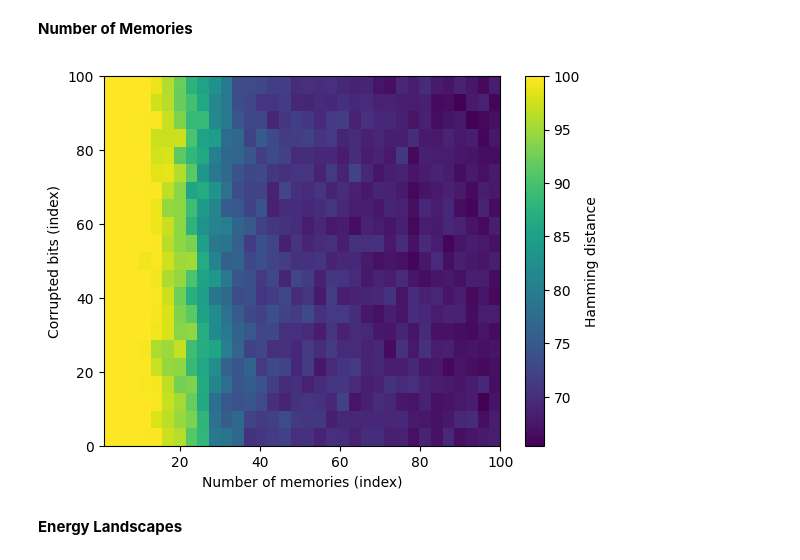
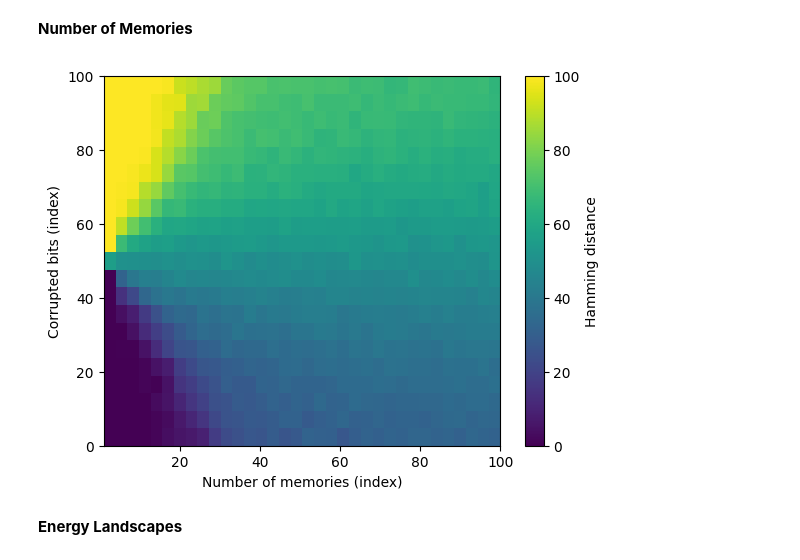
Before and after one commit to MuhammadAli8209/PHYS_PROJECTS, a Jupyter notebook: Project 3/machine_learning.ipynb, the cells around one changed output. Saved outputs shown, nothing was run; the diff lists cells and outputs as text; code cells hidden in the pictures.

```diff
--- a/Project 3/machine_learning.ipynb
+++ b/Project 3/machine_learning.ipynb
@@ -165,6 +158,13 @@ plt.show()
 # %% [markdown]
 **Training Inputs**
 # %%
+def corrupt(v, k):
+    out = v.copy()
+    idx = np.arange(len(v))
+    np.random.shuffle(idx)
+    out[idx[:k]] *= -1
+    return out
+
 face = np.asarray(makeImage.MakeFace()).astype(int).flatten()
 face[face == 0] = -1
 
@@ -186,6 +186,9 @@ img[:, :cols] = -1
 network.states = img.flatten()
 network.show_state("corrupted input")
 
+for _ in range(30):
+    network.update()
+network.show_state("intermediate (30 updates)")
 network.run_until_converge()
 network.show_state("converged output")
 
@@ -202,9 +205,22 @@ tree_img[:side // 2, :] = -1
 network.states = tree_img.flatten()
 network.show_state("corrupted input")
 
+for _ in range(30):
+    network.update()
+network.show_state("intermediate (30 updates)")
 network.run_until_converge()
 network.show_state("converged output")
 
 print("overlap with tree:", network.states @ tree)
+
+for name, mem in [("face", face), ("tree", tree)]:
+    for k in [5, 15, 30]:
+        net = HopfieldNetwork.build(N)
+        net.memorize(np.column_stack((face, tree)))
+        net.states = corrupt(mem, k)
+        net.show_state(f"{name}: {k} bits flipped")
+        net.run_until_converge()
+        net.show_state(f"{name}: restored")
+        print(name, k, "Hamming distance:", np.sum(net.states != mem))
 # %% [output]
 [figure]
@@ -217,37 +240,30 @@ overlap with tree: 30
 **Number of Memories**
 # %%
 NEURONS = 100
-
-def corrupt(v, k):
-    out = v.copy()
-    idx = np.arange(len(v))
-    np.random.shuffle(idx)
-    out[idx] *= -1
-    return out
 
 def avg_distance(p, k, n_sets=5, n_attempts=20):
     network = HopfieldNetwork.build(NEURONS)
     dists = []
     for _ in range(n_sets):
         memories = np.random.choice([-1, 1], size=(NEURONS, p))
         network.memorize(memories)
         for _ in range(n_attempts):
             target = memories[:, np.random.randint(p)]
             result = network.run_until_converge(corrupt(target, k), record_energy=False)
             dists.append(np.sum(result != target))
     return np.mean(dists)
 
 
 p_values = range(1, 101, 3)
 k_values = range(0, 101, 5)
 grid = np.array([[avg_distance(p, k) for p in p_values] for k in k_values])
 plt.imshow(grid, origin="lower", aspect="auto", extent=[p_values[0], p_values[-1], k_values[0], k_values[-1]])
 plt.colorbar(label="Hamming distance")
 plt.xlabel("Number of memories (index)")
 plt.ylabel("Corrupted bits (index)")
 plt.show()
 # %% [output]
-[figure, old version]
+[figure, new version]
 # %% [markdown]
 **Energy Landscapes**
 # %%
```
Also changed, not shown: parts of 16 cells of this notebook, 3 other files.
